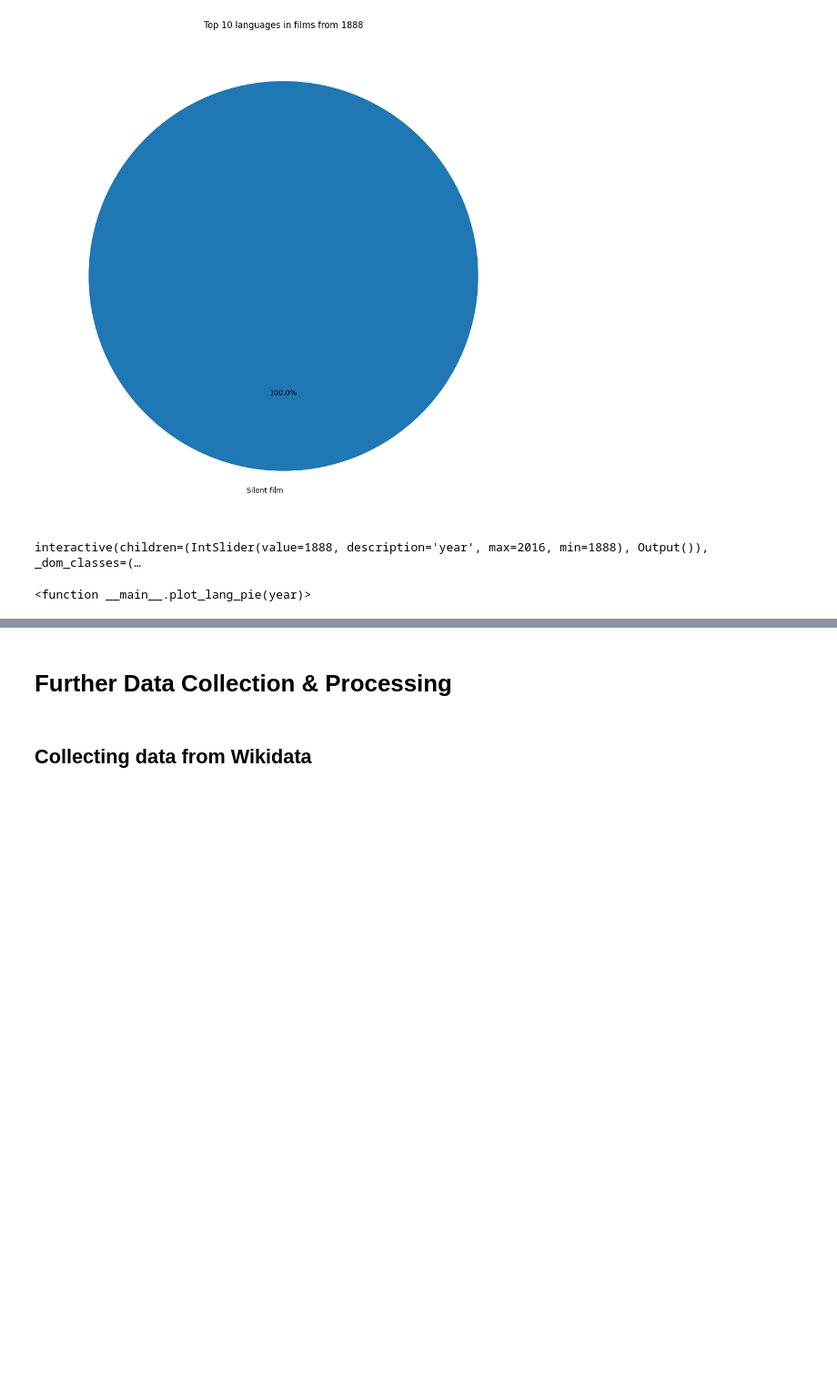
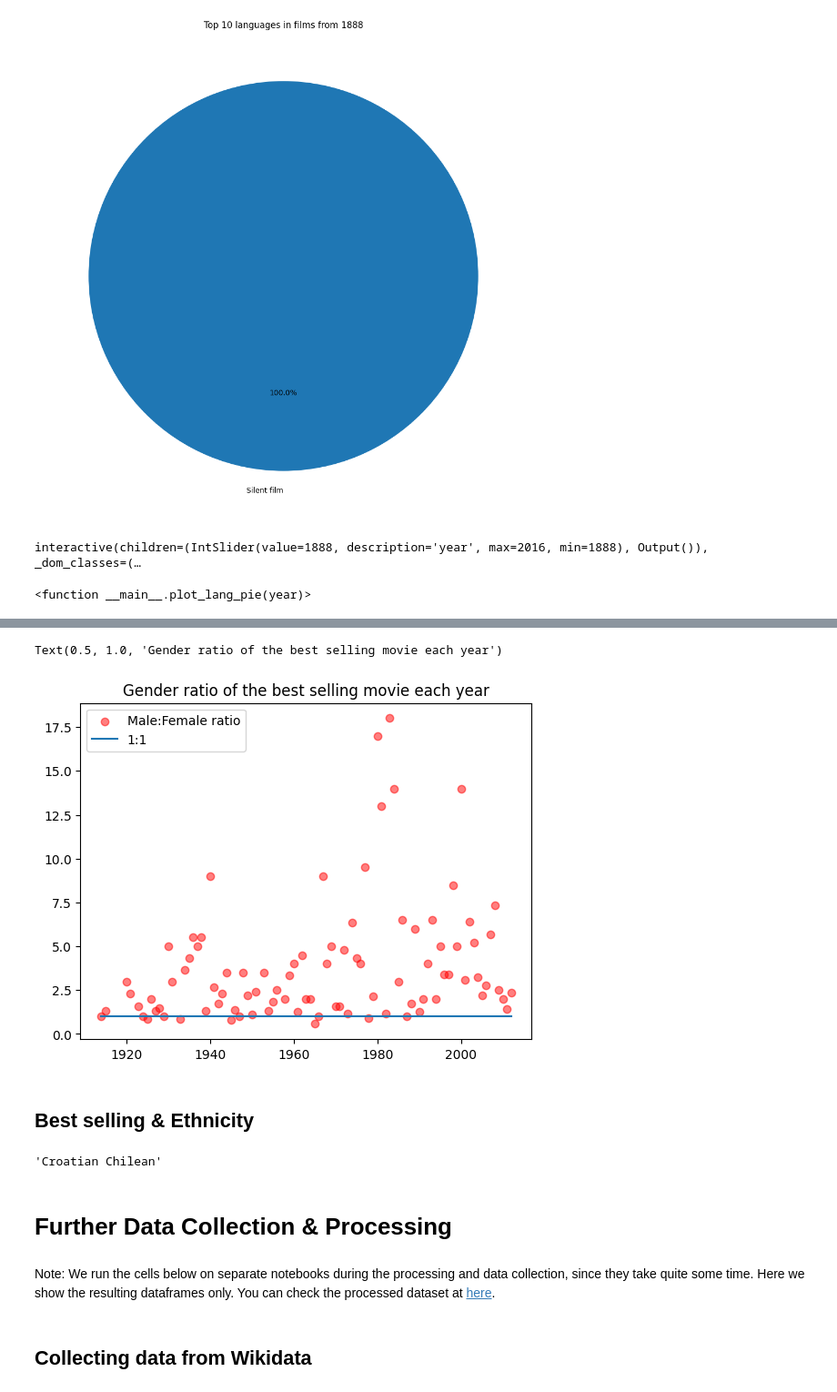
Before and after one commit to epfl-ada/ada-2022-project-imdbmi, a Jupyter notebook: Analysis.ipynb, the cells around one changed output, grey strips where cells are left out. Shown at 91% size. Cells and saved outputs as stored; diff of their text form; code cells hidden in the pictures; blank space fills up the shorter version.

```diff
--- a/Analysis.ipynb
+++ b/Analysis.ipynb
@@ -226,0 +319,17 @@ interactive(children=(IntSlider(value=1888, description='year', max=2016, min=18
+# %%
+col_names = [
+    'Wikipedia movie ID',
+    'Freebase movie ID',
+    'Movie release date',
+    'Character name',
+    'Actor date of birth',
+    'Actor gender',
+    'Actor height (in meters)',
+    'Actor ethnicity (Freebase ID)',
+    'Actor name',
+    'Actor age at movie release',
+    'Freebase character/actor map ID',
+    'Freebase character ID',
+    'Freebase actor ID']
+characters = pd.read_csv('../MovieSummaries/character.metadata.tsv', delimiter='\t', names=col_names)
+characters.head()
@@ -227,2 +343,35 @@ interactive(children=(IntSlider(value=1888, description='year', max=2016, min=18
+# %%
+best_selling_movie_id = dict()
+for year in years:
+    movie_that_year = process_df[process_df['Movie release year'] == year]
+    max_revenue = movie_that_year['Movie box office revenue'].max()
+    best_selling_movie_id[year] = movie_that_year[movie_that_year['Movie box office revenue'] == max_revenue]['Wikipedia Movie ID'].values[0]
+# %%
+# Find all the years in the procss_df withouth NaN data
+analysis_data = process_df.dropna()
+years = set()
+for year in analysis_data['Movie release year']:
+    years.add(year)
+years = list(years)
+# %%
+# male female ratio of the best selling movie each year
+ratio = dict()
+for year in years:
+    movie_id = best_selling_movie_id[year]
+    best_movie_characters = characters[characters['Wikipedia movie ID'] == movie_id]
+    if len(best_movie_characters) != 0 and \
+        len(best_movie_characters[best_movie_characters['Actor gender'] == 'F']) != 0 \
+            and len(best_movie_characters[best_movie_characters['Actor gender'] == 'M']) != 0:
+        ratio[year] = len(best_movie_characters[best_movie_characters['Actor gender'] == 'M']) / (len(best_movie_characters[best_movie_characters['Actor gender'] == 'F']))
+
+plt.scatter(ratio.keys(), ratio.values(), color='red', alpha=0.5, label='Male:Female ratio')
+plt.plot(ratio.keys(), np.ones(len(ratio.keys())), label='1:1')
+plt.legend()
+plt.title('Gender ratio of the best selling movie each year')
+# %% [output]
+Text(0.5, 1.0, 'Gender ratio of the best selling movie each year')
+[figure, added]
+# %% [markdown]
+## Best selling & Ethnicity
 # %%
 # Build the dictionary for ethnicity and Freebase ID
@@ -233,4 +382,10 @@ for i in range(len(map)):
+# %%
+ethnic_dict['/m/05q747b']
+# %% [output]
+'Croatian Chilean'
 # %% [markdown]
 # Further Data Collection & Processing
+# %% [markdown]
+Note: We run the cells below on separate notebooks during the processing and data collection, since they take quite some time. Here we show the resulting dataframes only. You can check the processed dataset at [here](https://drive.google.com/drive/folders/1FycaszmTdI2UjO06tgsg5nqvtpLG_z4s?usp=sharing).
 # %% [markdown]
 ## Collecting data from Wikidata
```
Also changed, not shown: parts of 59 cells of this notebook.
